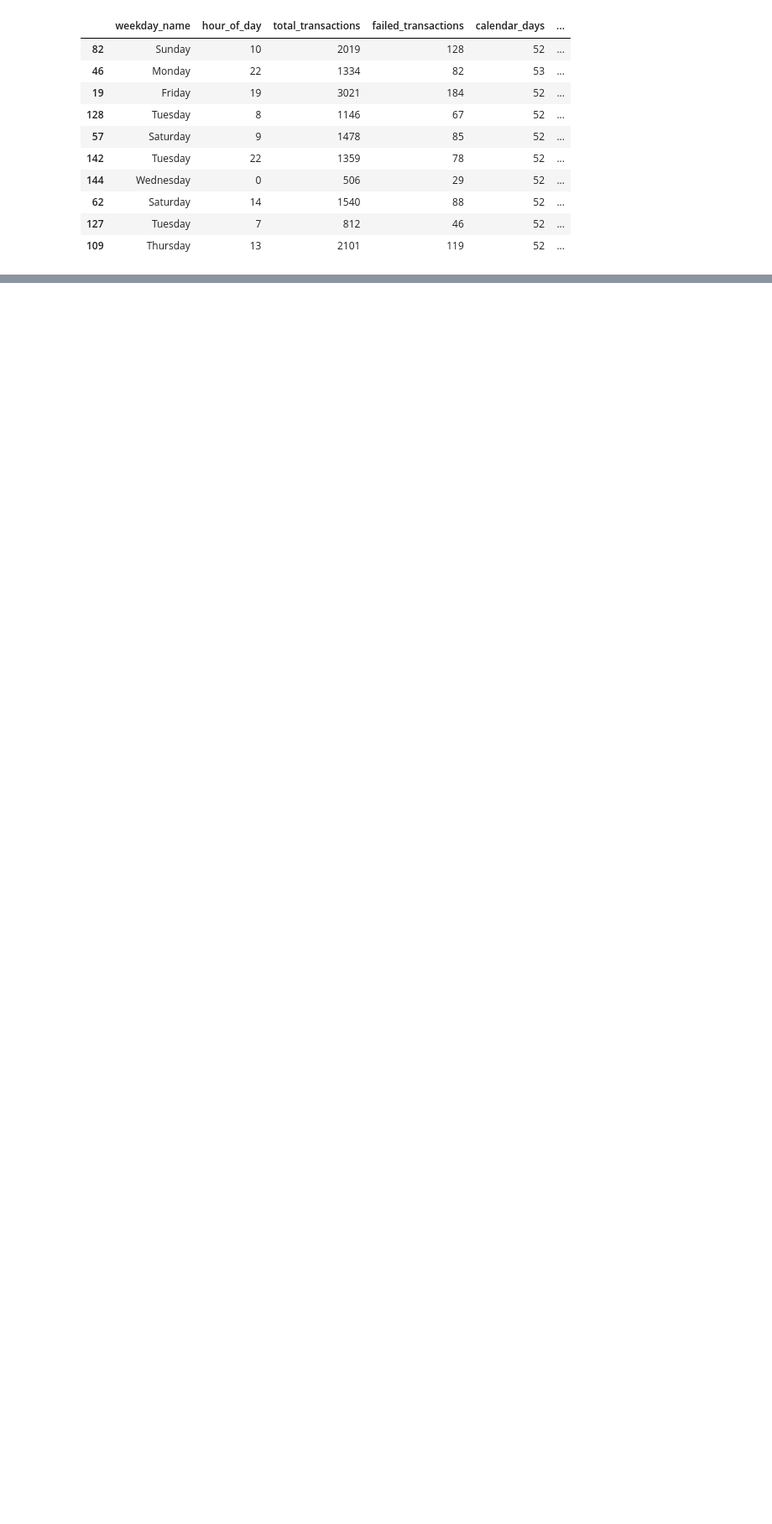
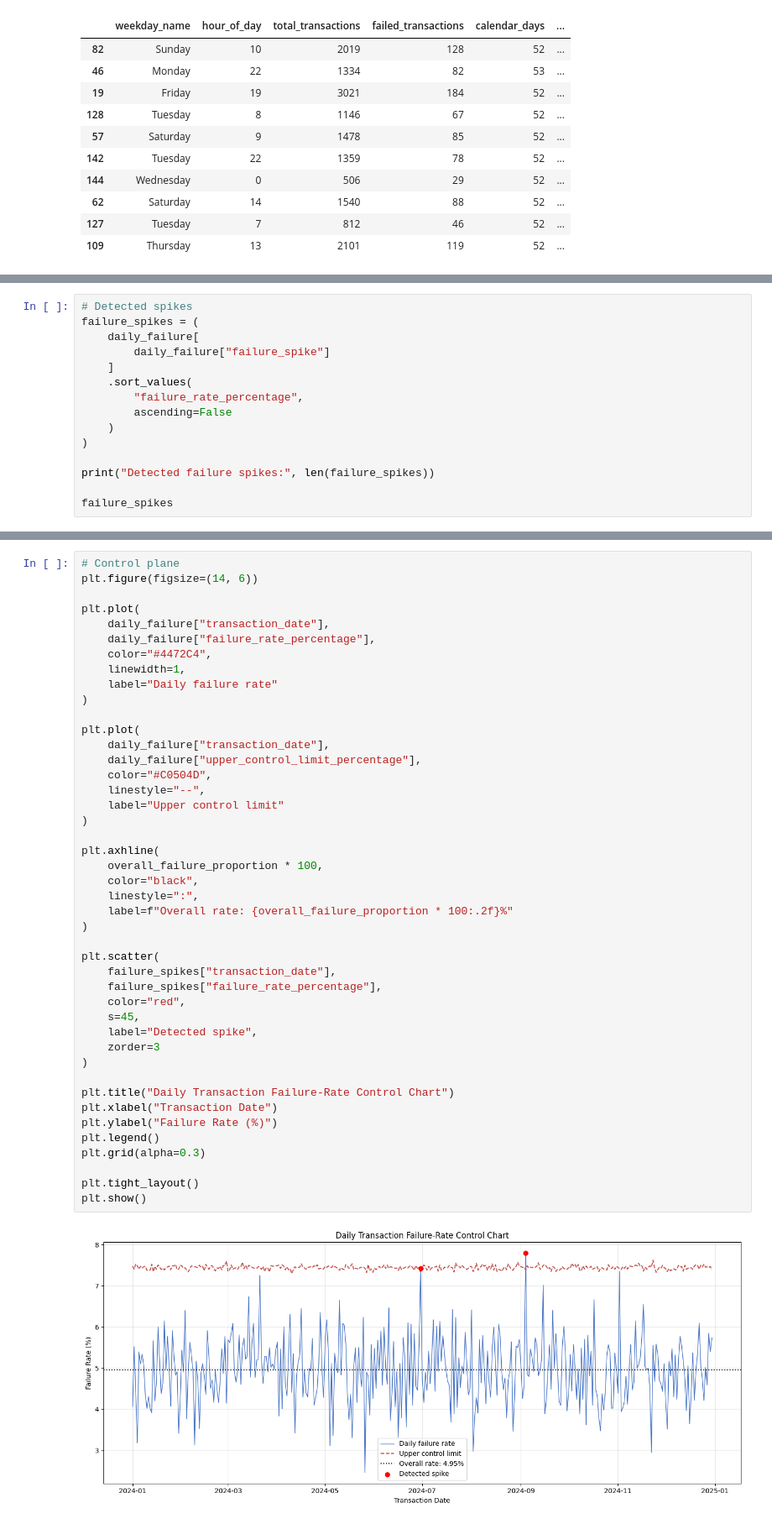
Before and after one commit to KaviyaVelmurugan/upi-transaction-intelligence-platform, a Jupyter notebook: notebooks/02_eda.ipynb, the cells around one changed output, grey strips where cells are left out. Shown at 84% size. Cells and saved outputs as stored; diff of their text form; blank space fills up the shorter version.

Commit message:
Daily failure spike Detection analysis

```diff
--- a/notebooks/02_eda.ipynb
+++ b/notebooks/02_eda.ipynb
@@ -2624,0 +2679,15 @@ top_day_hour_failures
+# %%
+# Detected spikes
+failure_spikes = (
+    daily_failure[
+        daily_failure["failure_spike"]
+    ]
+    .sort_values(
+        "failure_rate_percentage",
+        ascending=False
+    )
+)
+
+print("Detected failure spikes:", len(failure_spikes))
+
+failure_spikes
@@ -2624,0 +2699,46 @@ top_day_hour_failures
+# %%
+# Control plane
+plt.figure(figsize=(14, 6))
+
+plt.plot(
+    daily_failure["transaction_date"],
+    daily_failure["failure_rate_percentage"],
+    color="#4472C4",
+    linewidth=1,
+    label="Daily failure rate"
+)
+
+plt.plot(
+    daily_failure["transaction_date"],
+    daily_failure["upper_control_limit_percentage"],
+    color="#C0504D",
+    linestyle="--",
+    label="Upper control limit"
+)
+
+plt.axhline(
+    overall_failure_proportion * 100,
+    color="black",
+    linestyle=":",
+    label=f"Overall rate: {overall_failure_proportion * 100:.2f}%"
+)
+
+plt.scatter(
+    failure_spikes["transaction_date"],
+    failure_spikes["failure_rate_percentage"],
+    color="red",
+    s=45,
+    label="Detected spike",
+    zorder=3
+)
+
+plt.title("Daily Transaction Failure-Rate Control Chart")
+plt.xlabel("Transaction Date")
+plt.ylabel("Failure Rate (%)")
+plt.legend()
+plt.grid(alpha=0.3)
+
+plt.tight_layout()
+plt.show()
+# %% [output]
+[figure, added]
```
Also changed, not shown: parts of 4 cells of this notebook, 1 other file.
